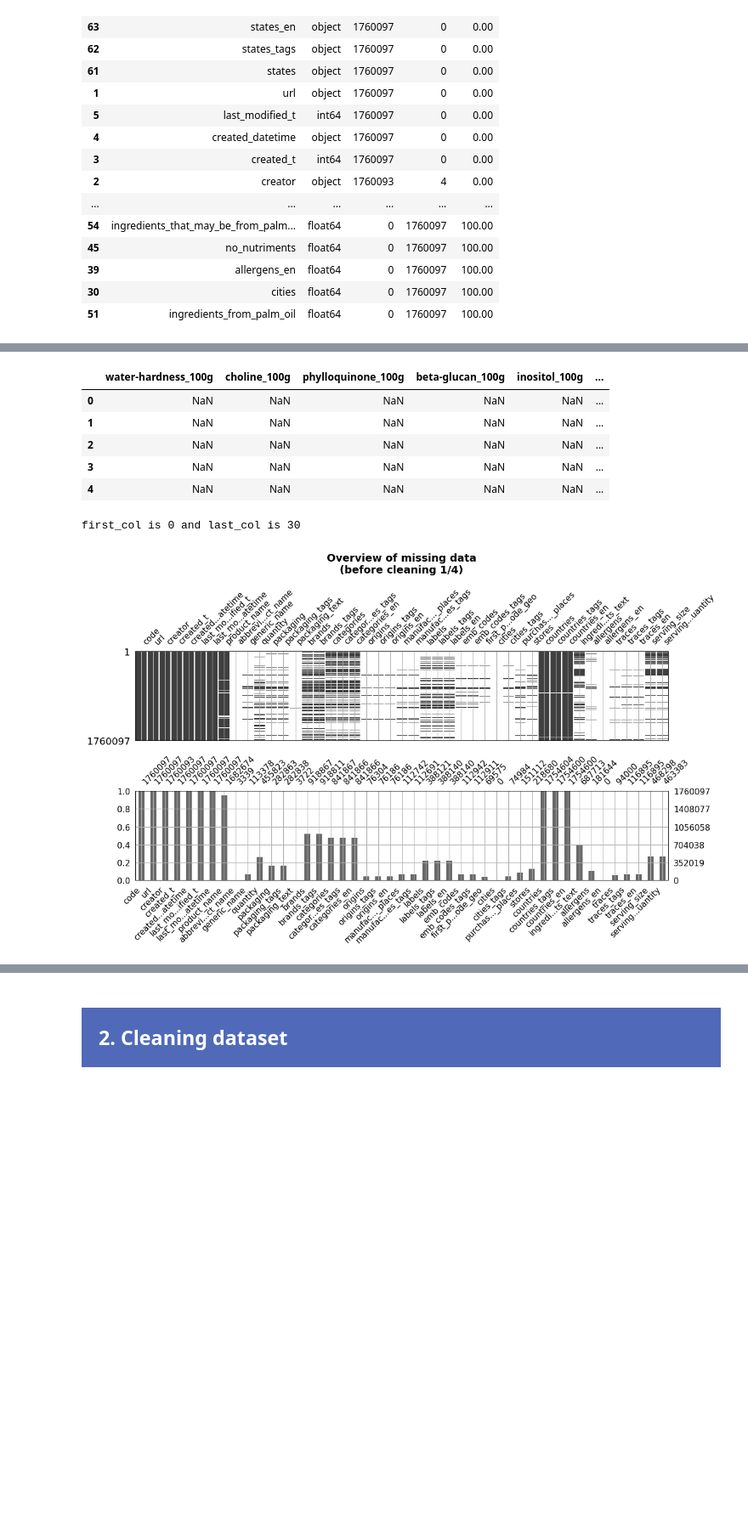
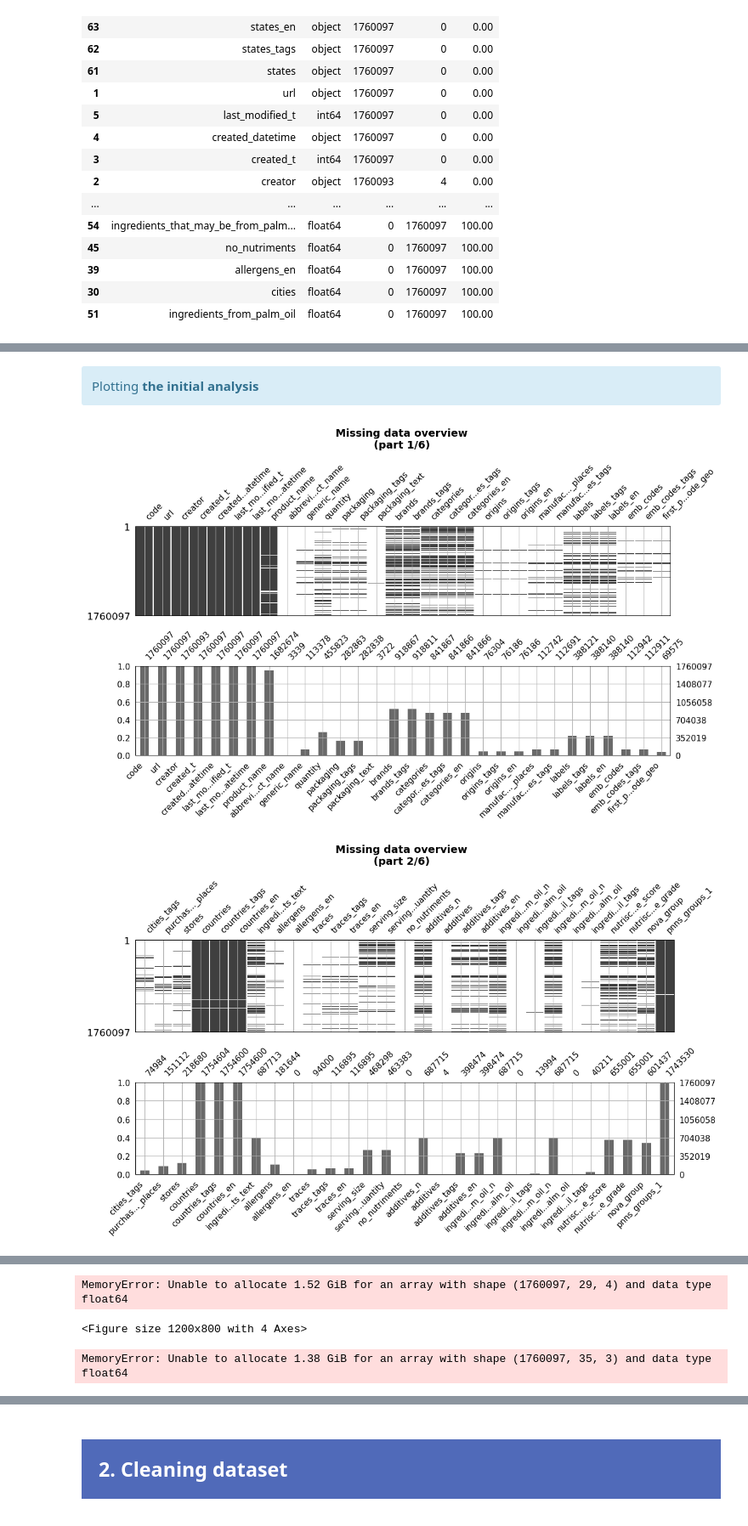
Before and after one commit to samirhinojosa/OC-P3-design-application-public-health, a Jupyter notebook: notebook.ipynb, the cells around one changed output, grey strips where cells are left out. Shown at 85% size. Drawn from its saved outputs; the diff is of its cells as text; code cells hidden in the pictures; blank space fills up the shorter version.

Commit message:
Plotting missing values

```diff
--- a/notebook.ipynb
+++ b/notebook.ipynb
@@ -218,46 +269,0 @@ data.head(1)
-# %%
-data.iloc[:, 180:].head(5)
-# %% [output]
-|  | water-hardness_100g | choline_100g | phylloquinone_100g | beta-glucan_100g | inositol_100g | ... |
-| 0 | NaN | NaN | NaN | NaN | NaN | ... |
-| 1 | NaN | NaN | NaN | NaN | NaN | ... |
-| 2 | NaN | NaN | NaN | NaN | NaN | ... |
-| 3 | NaN | NaN | NaN | NaN | NaN | ... |
-| 4 | NaN | NaN | NaN | NaN | NaN | ... |
-# %%
-first_col = 0
-for i in range (1, data.shape[1] // 30 + 1):
-    if i == data.shape[1] // 30:
-        last_col = None
-    else:
-        last_col = i * 30
-
-    print("first_col is", first_col, "and last_col is", last_col)
-
-    with plt.style.context('default'):
-        fig, axs = plt.subplots(2,1)
-        msno.matrix(data.iloc[:, first_col:last_col], sparkline=False, fontsize=11, ax=axs[0])
-        msno.bar(data.iloc[:, first_col:last_col], ax=axs[1], fontsize=11)
-
-        for ax in axs:
-            lab = [item.get_text() for item in ax.get_xticklabels()]
-            short_lab = [s[:7]+'...'+s[-7:] if len(s)>14 else s for s in lab]
-            ax.axes.set_xticklabels(short_lab)
-
-    fig.set_size_inches(12,8)
-    [ax.grid() for ax in axs.flatten()];
-    [sns.despine(ax=ax, right=False, left=False,top=False, bottom=False) for ax in axs.flatten()];
-
-    plt.subplots_adjust(hspace=0.3)
-    plt.tight_layout(rect=[0, 0.05, 1, 0.92])
-    fig.suptitle("hola", fontweight='bold', fontsize=14)
-
-#     if not os.path.exists(os.getcwd()+'/FIG'):
-#         os.makedirs('FIG')
-#     plt.savefig(os.getcwd()+'/FIG/'+n_file, dpi=400);
-    plt.show()
-
-
-    first_col = last_col + 1
-# %% [output]
-first_col is 0 and last_col is 30
@@ -292,6 +270,9 @@ def plot_export_missing(df, cols, n_file, title, shorten_label=False, figsize=(1
-# %%
-plot_export_missing(data, data.columns[0:45], 'C_0_3_missing_vals_1.png',
-                    'Overview of missing data\n(before cleaning 1/4)',
-                    shorten_label=True)
-# %% [output]
-[figure, removed]
+# %% [markdown]
+<div class="alert alert-block alert-info">
+Plotting  <b>the initial analysis</b>
+</div>
+# %%
+plot_missing_values(data, 30)
+# %% [output]
+[figure, added]
+[figure, added]
@@ -297,0 +281,3 @@ plot_export_missing(data, data.columns[0:45], 'C_0_3_missing_vals_1.png',
+MemoryError: Unable to allocate 1.52 GiB for an array with shape (1760097, 29, 4) and data type float64
+<Figure size 1200x800 with 4 Axes>
+MemoryError: Unable to allocate 1.38 GiB for an array with shape (1760097, 35, 3) and data type float64
```
Also changed, not shown: parts of 5 cells of this notebook.
